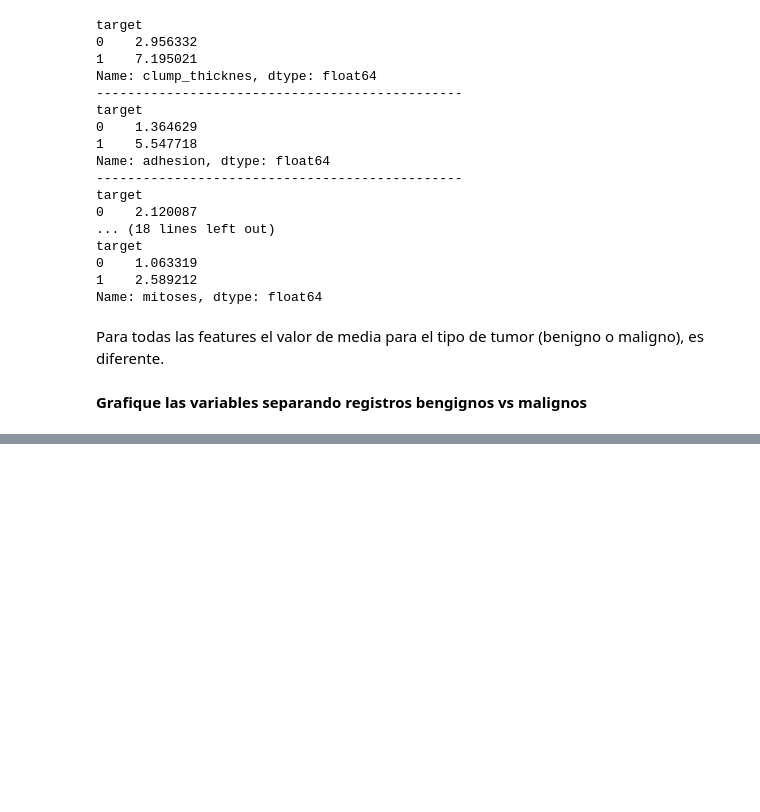
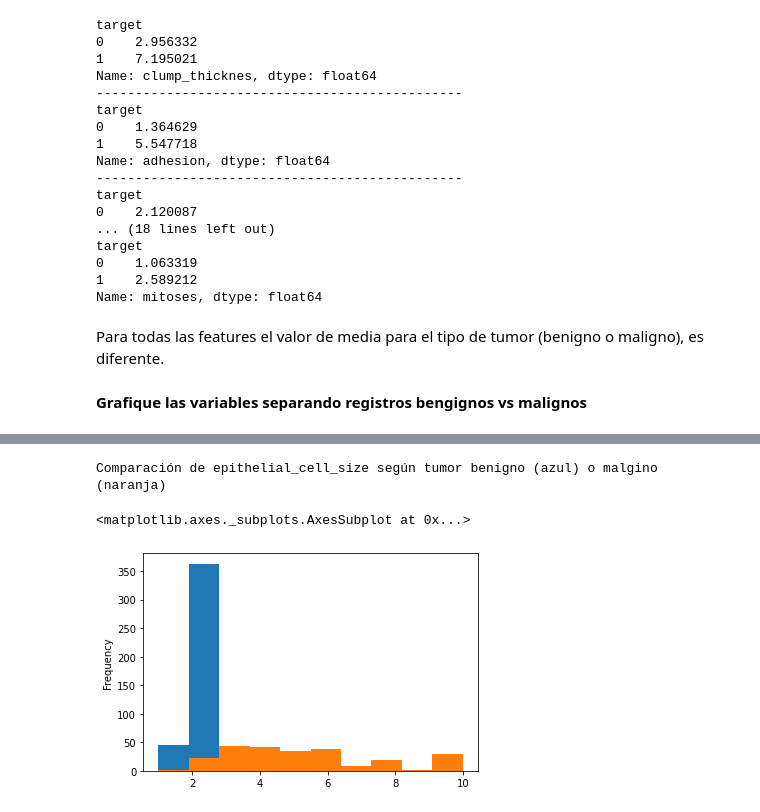
Before and after one commit to Ecaballero333/Ort_Machine_Learning, a Jupyter notebook: Tarea1.ipynb, the cells around one changed output, grey strips where cells are left out. Cells and saved outputs as stored; diff of their text form; code cells hidden in the pictures; blank space fills up the shorter version.

```diff
--- a/Tarea1.ipynb
+++ b/Tarea1.ipynb
@@ -337,0 +357,8 @@ Para todas las features el valor de media para el tipo de tumor (benigno o malig
+# %%
+print('Comparación de epithelial_cell_size según tumor benigno (azul) o malgino (naranja)')
+df_sin_corr_benigno['epithelial_cell_size'].plot.hist()
+df_sin_corr_maligno['epithelial_cell_size'].plot.hist()
+# %% [output]
+Comparación de epithelial_cell_size según tumor benigno (azul) o malgino (naranja)
+<matplotlib.axes._subplots.AxesSubplot at 0x...>
+[figure, added]
```
Also changed, not shown: parts of 8 cells of this notebook.
